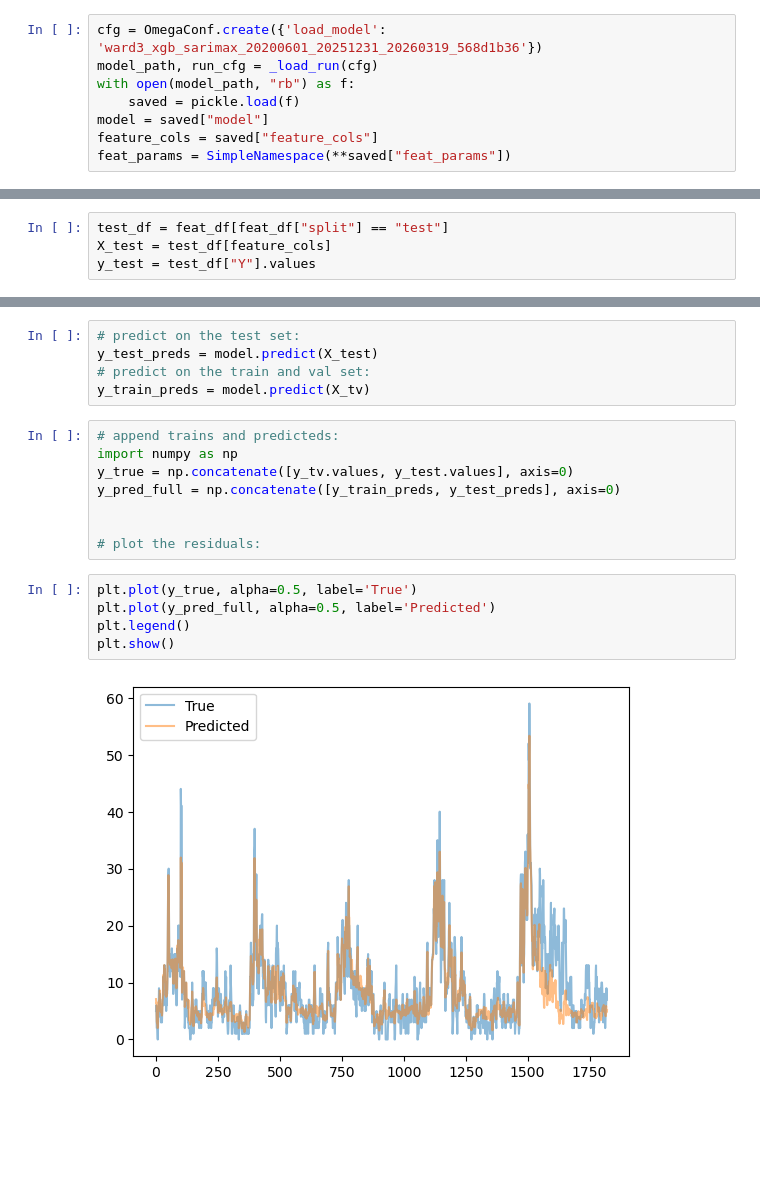
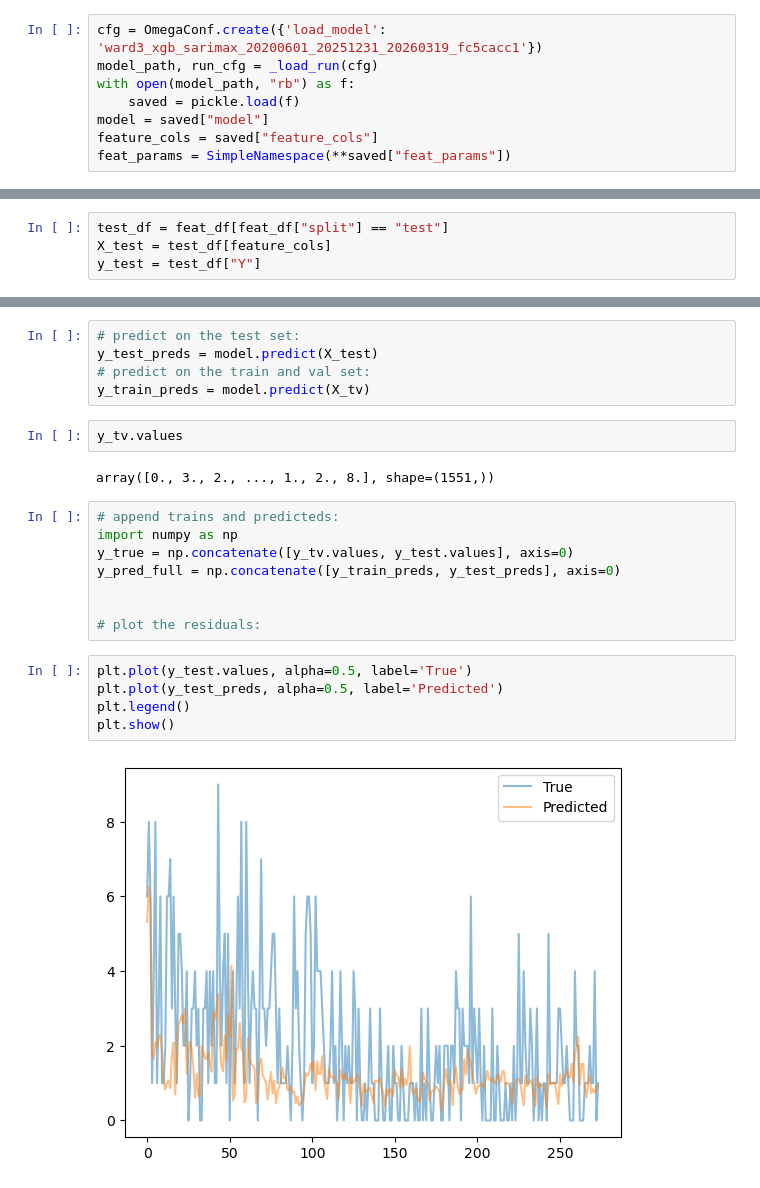
Before and after one commit to Erdos-Projects/spring-2026-dc-311, a Jupyter notebook: debug_sarimax.ipynb, the cells around one changed output, grey strips where cells are left out. Drawn from its saved outputs; the diff is of its cells as text; blank space fills up the shorter version.

```diff
--- a/debug_sarimax.ipynb
+++ b/debug_sarimax.ipynb
@@ -13,5 +14,5 @@ from types import SimpleNamespace
 # %%
-cfg = OmegaConf.create({'load_model': 'ward3_xgb_sarimax_20200601_20251231_20260319_568d1b36'})
+cfg = OmegaConf.create({'load_model': 'ward3_xgb_sarimax_20200601_20251231_20260319_fc5cacc1'})
 model_path, run_cfg = _load_run(cfg)
 with open(model_path, "rb") as f:
     saved = pickle.load(f)
@@ -37,7 +38,7 @@ plt.show()
 # %%
 test_df = feat_df[feat_df["split"] == "test"]
 X_test = test_df[feature_cols]
-y_test = test_df["Y"].values
+y_test = test_df["Y"]
 # %%
 train_val_df = feat_df[feat_df["split"].isin(["train", "val"])] # get the train and val set
 X_tv = train_val_df[feature_cols]
@@ -47,6 +48,10 @@ y_tv = train_val_df["Y"] # get the target for the train and val set
 y_test_preds = model.predict(X_test)
 # predict on the train and val set:
 y_train_preds = model.predict(X_tv)
+# %%
+y_tv.values
+# %% [output]
+array([0., 3., 2., ..., 1., 2., 8.], shape=(1551,))
 # %%
 # append trains and predicteds:
 import numpy as np
@@ -56,12 +61,12 @@ y_pred_full = np.concatenate([y_train_preds, y_test_preds], axis=0)
 
 # plot the residuals:
 # %%
-plt.plot(y_true, alpha=0.5, label='True')
-plt.plot(y_pred_full, alpha=0.5, label='Predicted')
+plt.plot(y_test.values, alpha=0.5, label='True')
+plt.plot(y_test_preds, alpha=0.5, label='Predicted')
 plt.legend()
 plt.show()
 # %% [output]
-[figure, old version]
+[figure, new version]
 # %%
 residuals = y_true - y_pred_full
 plt.plot(residuals[-272:], alpha=0.5, label='Residuals')
```
Also changed, not shown: parts of 4 cells of this notebook, 1 other file.
